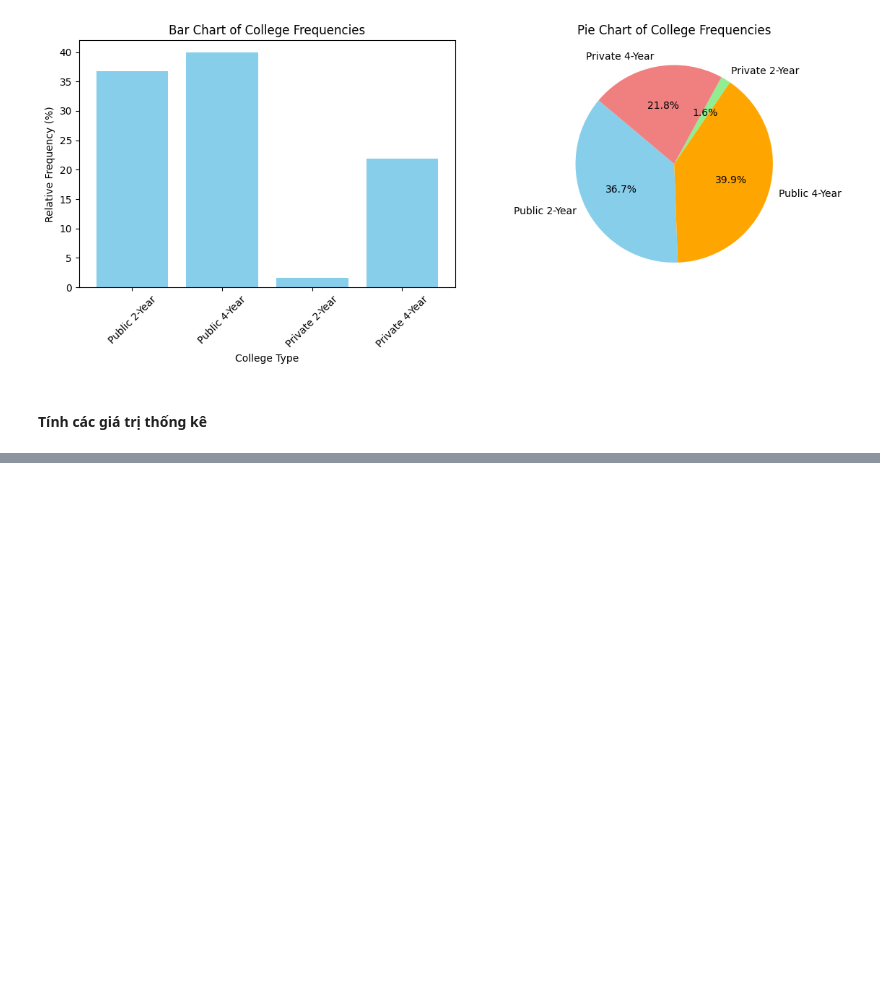
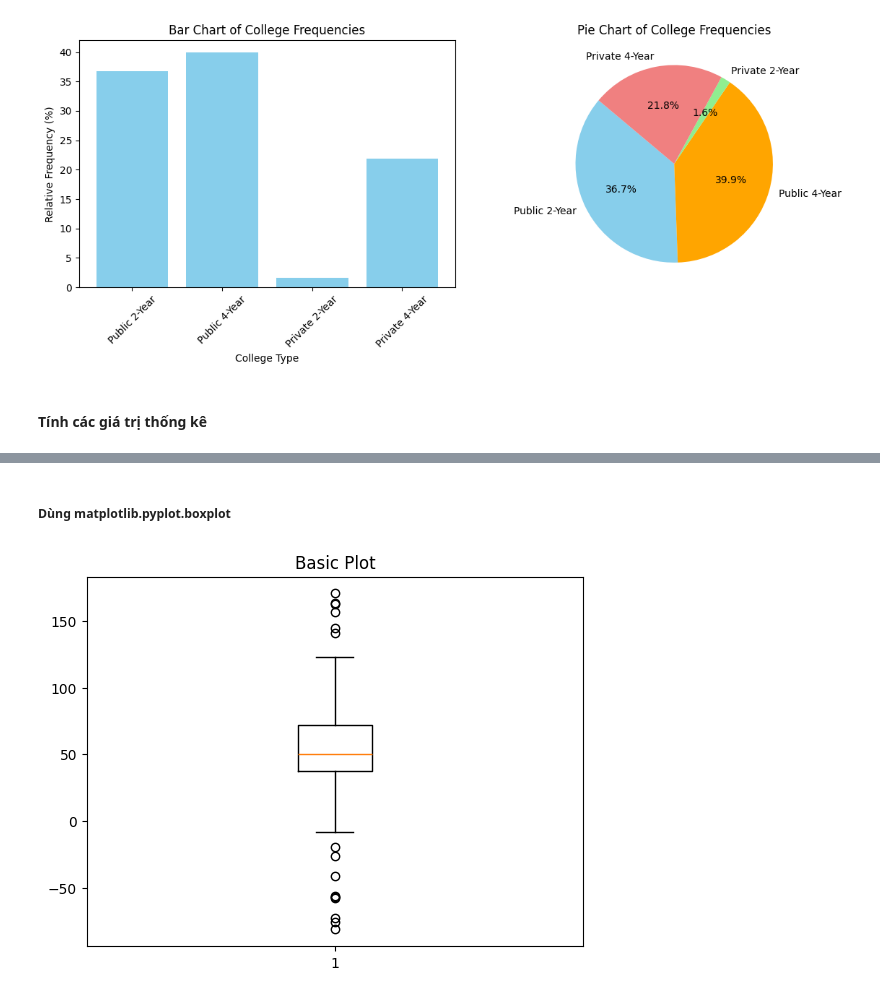
Before and after one commit to vinhveer/Study_Semester5_2024-2025, a Jupyter notebook: ComputerStatistics/Lab2/lab2.ipynb, the cells around one changed output, grey strips where cells are left out. Cells and saved outputs as stored; diff of their text form; code cells hidden in the pictures; blank space fills up the shorter version.

```diff
--- a/ComputerStatistics/Lab2/lab2.ipynb
+++ b/ComputerStatistics/Lab2/lab2.ipynb
@@ -343,0 +406,27 @@ plt.show()
+# %% [markdown]
+##### Dùng matplotlib.pyplot.boxplot
+# %%
+import numpy as np
+import matplotlib.pyplot as plt
+
+# Đặt seed để đảm bảo tính tái lập của dữ liệu ngẫu nhiên
+np.random.seed(137762361)
+
+# Tạo dữ liệu
+spread = np.random.rand(50) * 100  #
+center = np.ones(25) * 50
+flier_high = np.random.rand(10) * 100 + 100
+flier_low = np.random.rand(10) * -100
+
+# Gộp tất cả dữ liệu lại với nhau
+data = np.concatenate((spread, center, flier_high, flier_low))
+
+# Tạo đồ thị boxplot
+fig1, ax1 = plt.subplots()
+ax1.set_title('Basic Plot')
+ax1.boxplot(data)
+
+# Chỉ gọi plt.show() một lần
+plt.show()
+# %% [output]
+[figure, added]
```
Also changed, not shown: parts of 14 cells of this notebook, 1 other file.
